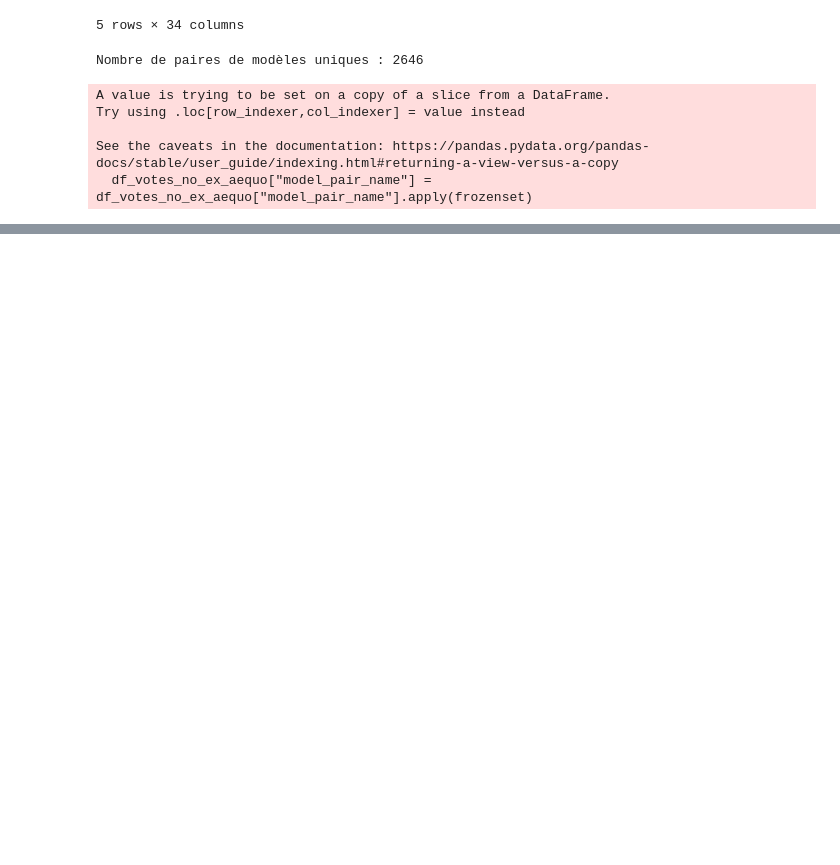
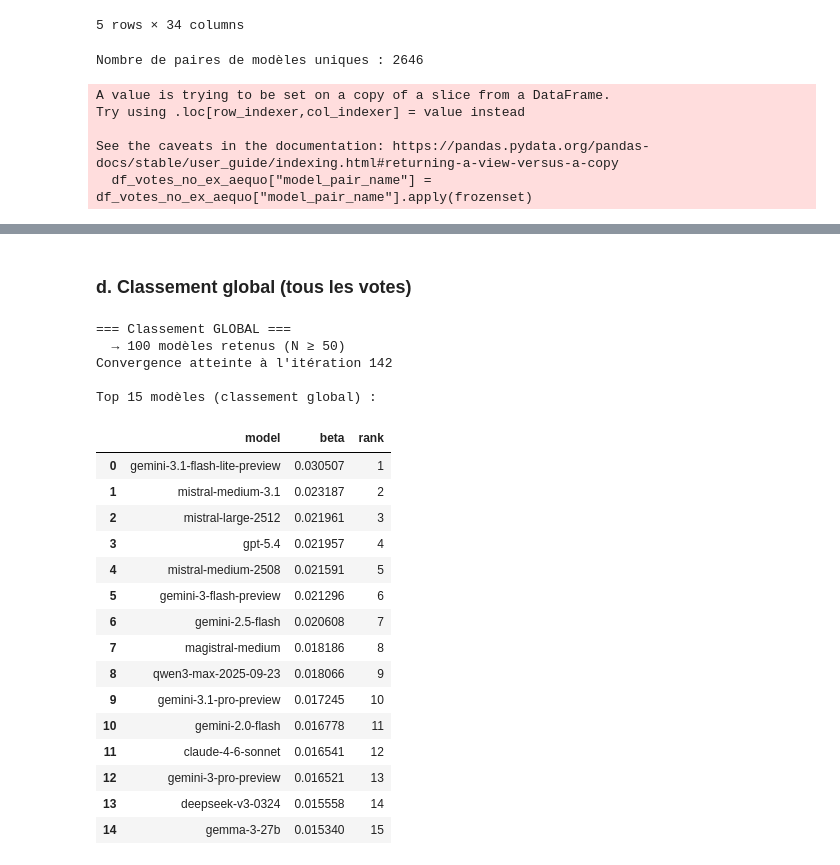
Before and after one commit to SarahL-1720/llm-creativity-eval, a Jupyter notebook: question2.ipynb, the cells around one changed output, grey strips where cells are left out. Drawn from its saved outputs; the diff is of its cells as text; code cells hidden in the pictures; blank space fills up the shorter version.

```diff
--- a/question2.ipynb
+++ b/question2.ipynb
@@ -100,0 +253,33 @@ for pair in unique_pairs:
+# %% [markdown]
+### d. Classement global (tous les votes)
+# %%
+N_MIN = 50   # seuil empirique déterminé ci-dessus
+
+print("=== Classement GLOBAL ===")
+W_global, models_global = build_win_matrix(df_votes_no_ex_aequo)
+df_rank_global = compute_ranking(W_global, models_global, N_min=N_MIN)
+
+print("\nTop 15 modèles (classement global) :")
+display(df_rank_global.head(15))
+# %% [output]
+=== Classement GLOBAL ===
+  → 100 modèles retenus (N ≥ 50)
+Convergence atteinte à l'itération 142
+
+Top 15 modèles (classement global) :
+|  | model | beta | rank |
+| 0 | gemini-3.1-flash-lite-preview | 0.030507 | 1 |
+| 1 | mistral-medium-3.1 | 0.023187 | 2 |
+| 2 | mistral-large-2512 | 0.021961 | 3 |
+| 3 | gpt-5.4 | 0.021957 | 4 |
+| 4 | mistral-medium-2508 | 0.021591 | 5 |
+| 5 | gemini-3-flash-preview | 0.021296 | 6 |
+| 6 | gemini-2.5-flash | 0.020608 | 7 |
+| 7 | magistral-medium | 0.018186 | 8 |
+| 8 | qwen3-max-2025-09-23 | 0.018066 | 9 |
+| 9 | gemini-3.1-pro-preview | 0.017245 | 10 |
+| 10 | gemini-2.0-flash | 0.016778 | 11 |
+| 11 | claude-4-6-sonnet | 0.016541 | 12 |
+| 12 | gemini-3-pro-preview | 0.016521 | 13 |
+| 13 | deepseek-v3-0324 | 0.015558 | 14 |
+| 14 | gemma-3-27b | 0.015340 | 15 |
```
Also changed, not shown: parts of 15 cells of this notebook.
